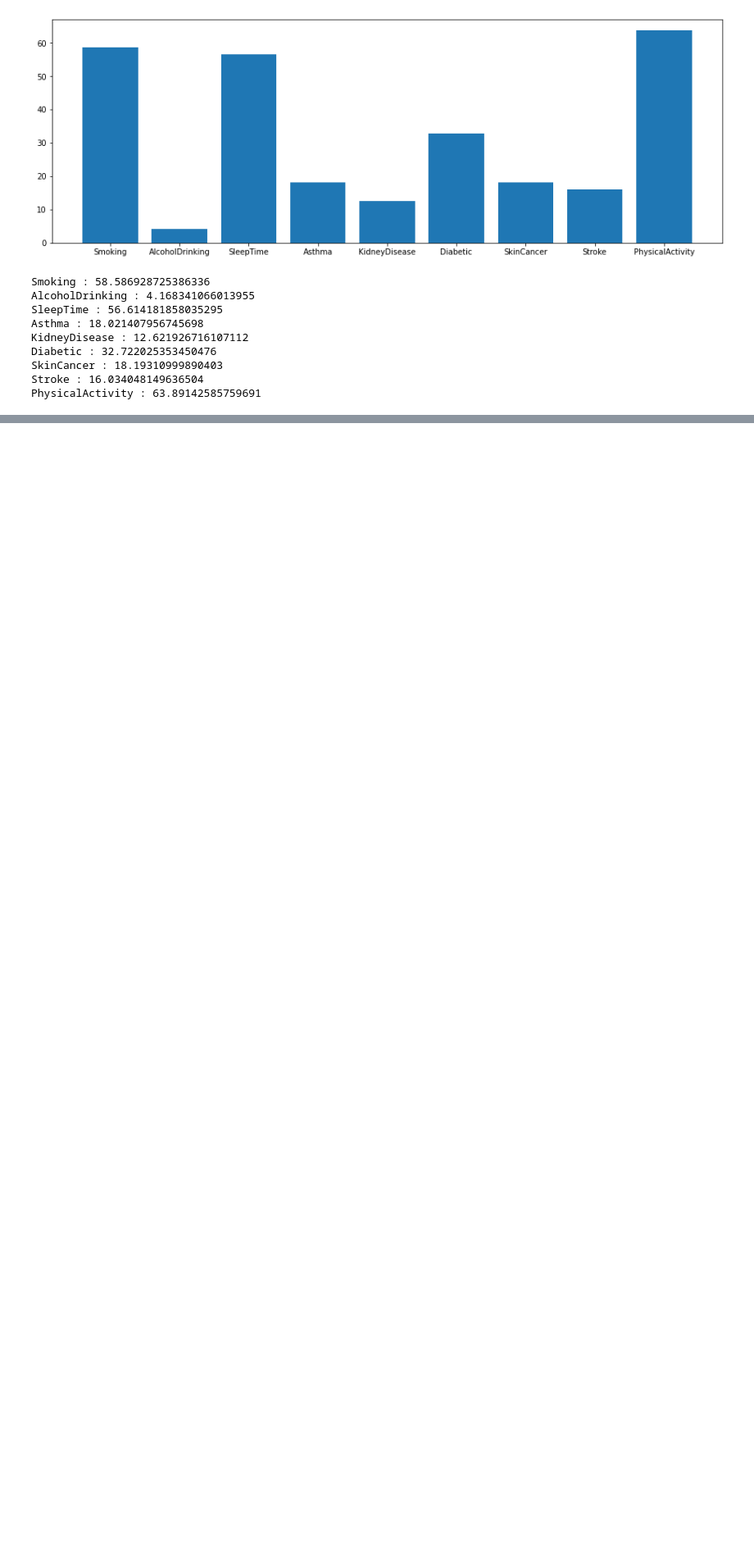
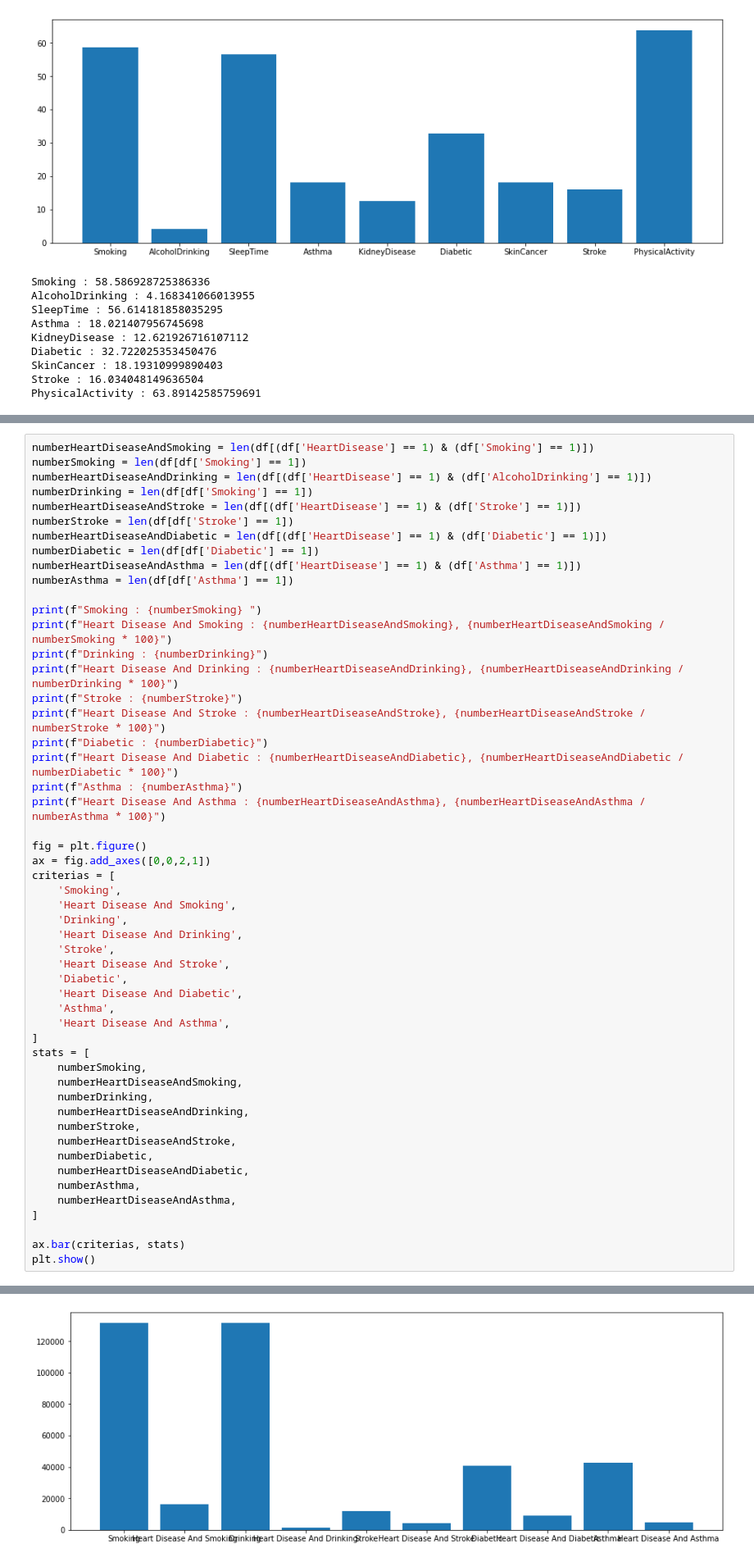
Before and after one commit to nlmz94/machineLearningHeartDisease, a Jupyter notebook: project.ipynb, the cells around one changed output, grey strips where cells are left out. Shown: that part at 82% size. Cells and saved outputs as stored; diff of their text form; blank space fills up the shorter version.

```diff
--- a/project.ipynb
+++ b/project.ipynb
@@ -209,0 +213,53 @@ MentalHealth
+# %%
+numberHeartDiseaseAndSmoking = len(df[(df['HeartDisease'] == 1) & (df['Smoking'] == 1)])
+numberSmoking = len(df[df['Smoking'] == 1])
+numberHeartDiseaseAndDrinking = len(df[(df['HeartDisease'] == 1) & (df['AlcoholDrinking'] == 1)])
+numberDrinking = len(df[df['Smoking'] == 1])
+numberHeartDiseaseAndStroke = len(df[(df['HeartDisease'] == 1) & (df['Stroke'] == 1)])
+numberStroke = len(df[df['Stroke'] == 1])
+numberHeartDiseaseAndDiabetic = len(df[(df['HeartDisease'] == 1) & (df['Diabetic'] == 1)])
+numberDiabetic = len(df[df['Diabetic'] == 1])
+numberHeartDiseaseAndAsthma = len(df[(df['HeartDisease'] == 1) & (df['Asthma'] == 1)])
+numberAsthma = len(df[df['Asthma'] == 1])
+
+print(f"Smoking : {numberSmoking} ")
+print(f"Heart Disease And Smoking : {numberHeartDiseaseAndSmoking}, {numberHeartDiseaseAndSmoking / numberSmoking * 100}")
+print(f"Drinking : {numberDrinking}")
+print(f"Heart Disease And Drinking : {numberHeartDiseaseAndDrinking}, {numberHeartDiseaseAndDrinking / numberDrinking * 100}")
+print(f"Stroke : {numberStroke}")
+print(f"Heart Disease And Stroke : {numberHeartDiseaseAndStroke}, {numberHeartDiseaseAndStroke / numberStroke * 100}")
+print(f"Diabetic : {numberDiabetic}")
+print(f"Heart Disease And Diabetic : {numberHeartDiseaseAndDiabetic}, {numberHeartDiseaseAndDiabetic / numberDiabetic * 100}")
+print(f"Asthma : {numberAsthma}")
+print(f"Heart Disease And Asthma : {numberHeartDiseaseAndAsthma}, {numberHeartDiseaseAndAsthma / numberAsthma * 100}")
+
+fig = plt.figure()
+ax = fig.add_axes([0,0,2,1])
+criterias = [
+    'Smoking',
+    'Heart Disease And Smoking',
+    'Drinking',
+    'Heart Disease And Drinking',
+    'Stroke',
+    'Heart Disease And Stroke',
+    'Diabetic',
+    'Heart Disease And Diabetic',
+    'Asthma',
+    'Heart Disease And Asthma',
+]
+stats = [
+    numberSmoking,
+    numberHeartDiseaseAndSmoking,
+    numberDrinking,
+    numberHeartDiseaseAndDrinking,
+    numberStroke,
+    numberHeartDiseaseAndStroke,
+    numberDiabetic,
+    numberHeartDiseaseAndDiabetic,
+    numberAsthma,
+    numberHeartDiseaseAndAsthma,
+]
+
+ax.bar(criterias, stats)
+plt.show()
+# %% [output]
@@ -209,0 +276 @@ MentalHealth
+[figure, added]
```
Also changed, not shown: parts of 3 cells of this notebook.
